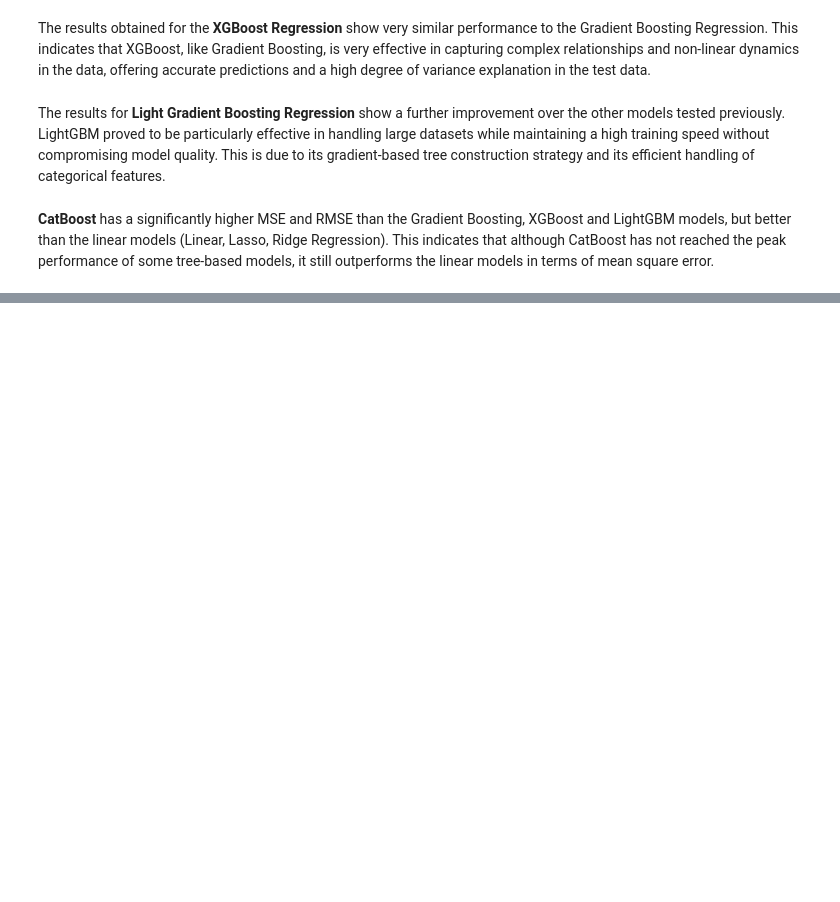
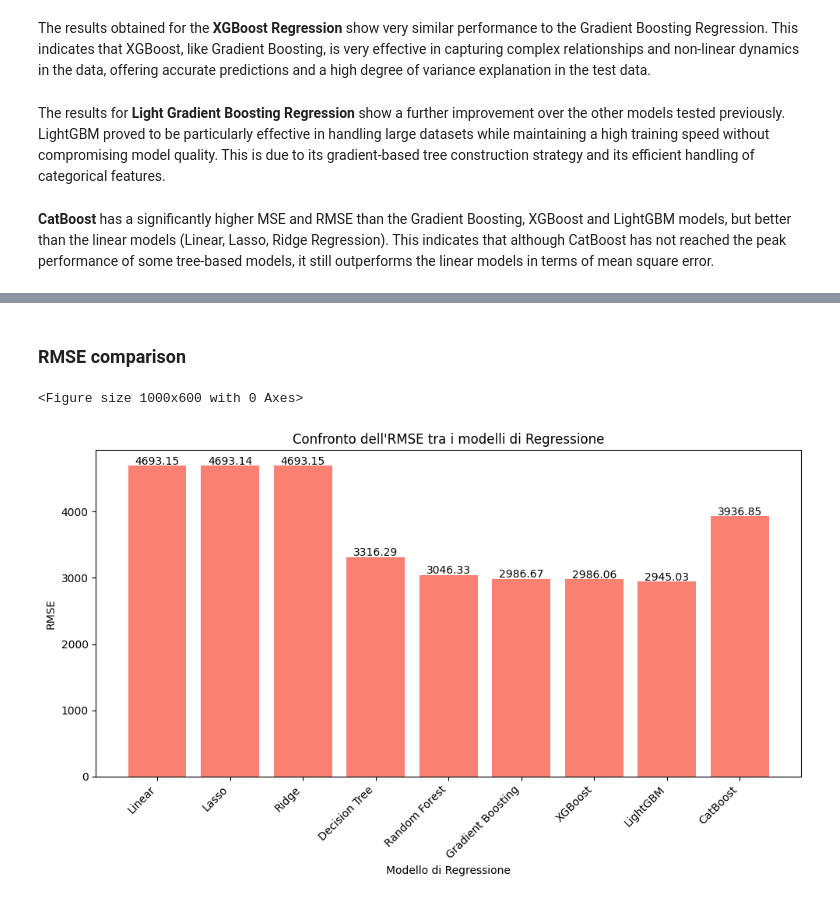
Before and after one commit to Zarmina97/ML_demo_google2, a Jupyter notebook: feature engineering & models.ipynb, the cells around one changed output, grey strips where cells are left out. Drawn from its saved outputs; the diff is of its cells as text; code cells hidden in the pictures; blank space fills up the shorter version.

```diff
--- a/feature engineering & models.ipynb
+++ b/feature engineering & models.ipynb
@@ -409,0 +452,33 @@ The results for **Light Gradient Boosting Regression** show a further improvemen
+# %% [markdown]
+### RMSE comparison
+# %%
+import matplotlib.pyplot as plt
+
+# Nomi dei modelli
+models = ['Linear', 'Lasso', 'Ridge', 'Decision Tree', 'Random Forest', 'Gradient Boosting', 'XGBoost', 'LightGBM', 'CatBoost']
+
+# RMSE per ogni modello
+rmse_values = [4693.15, 4693.14, 4693.15, 3316.29, 3046.33, 2986.67, 2986.06, 2945.03, 3936.85]
+
+# Creazione del grafico a barre
+plt.figure(figsize=(10, 6))
+plt.figure(figsize=(10, 6))
+bars = plt.bar(models, rmse_values, color='salmon')
+
+# Aggiunta del valore esatto su ogni barra
+for bar in bars:
+    yval = bar.get_height()
+    plt.text(bar.get_x() + bar.get_width()/2.0, yval+60, round(yval, 2), va='center', ha='center') # arrotondato a 2 cifre decimali
+
+plt.xlabel('Modello di Regressione')
+plt.ylabel('RMSE')
+plt.title('Confronto dell\'RMSE tra i modelli di Regressione')
+plt.xticks(rotation=45, ha="right")
+plt.tight_layout()
+
+# Mostrare il grafico
+plt.savefig('res/models plots/RSME_comparison.png')
+plt.show()
+# %% [output]
+<Figure size 1000x600 with 0 Axes>
+[figure, added]
```
Also changed, not shown: parts of 11 cells of this notebook, 20 other files.
